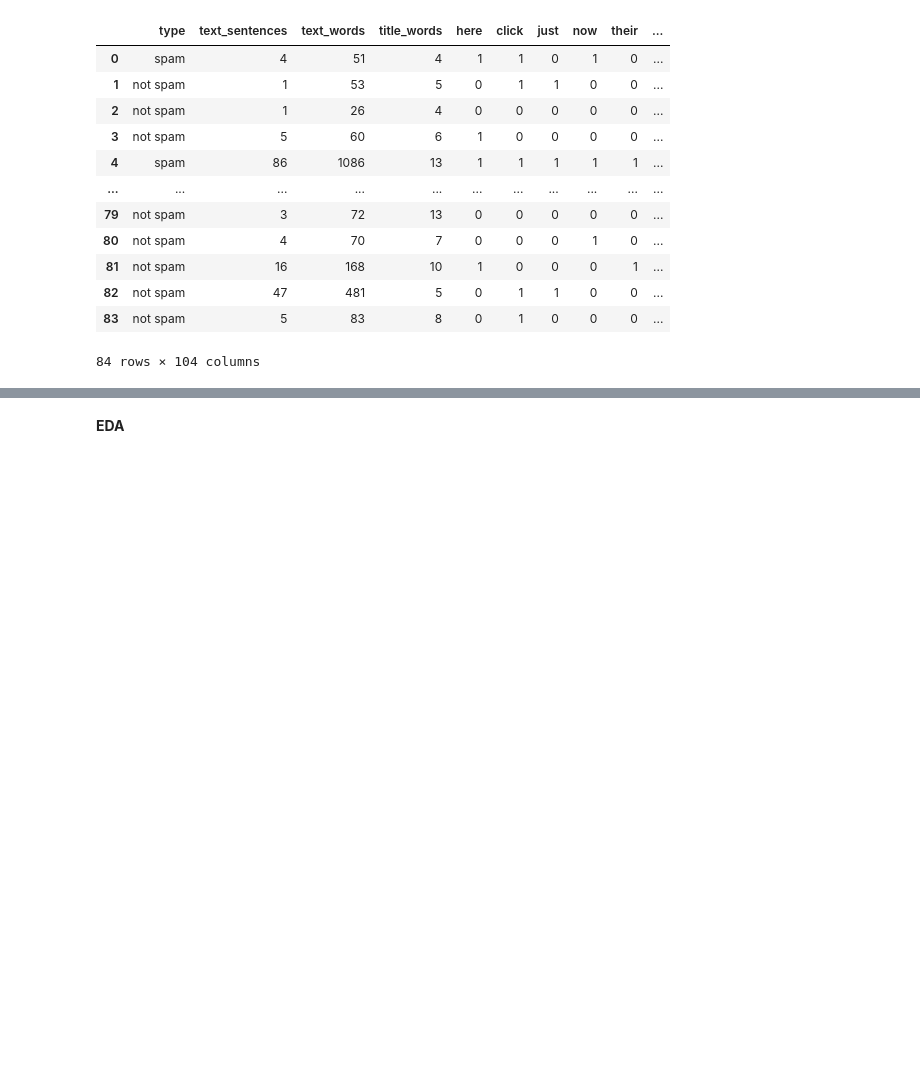
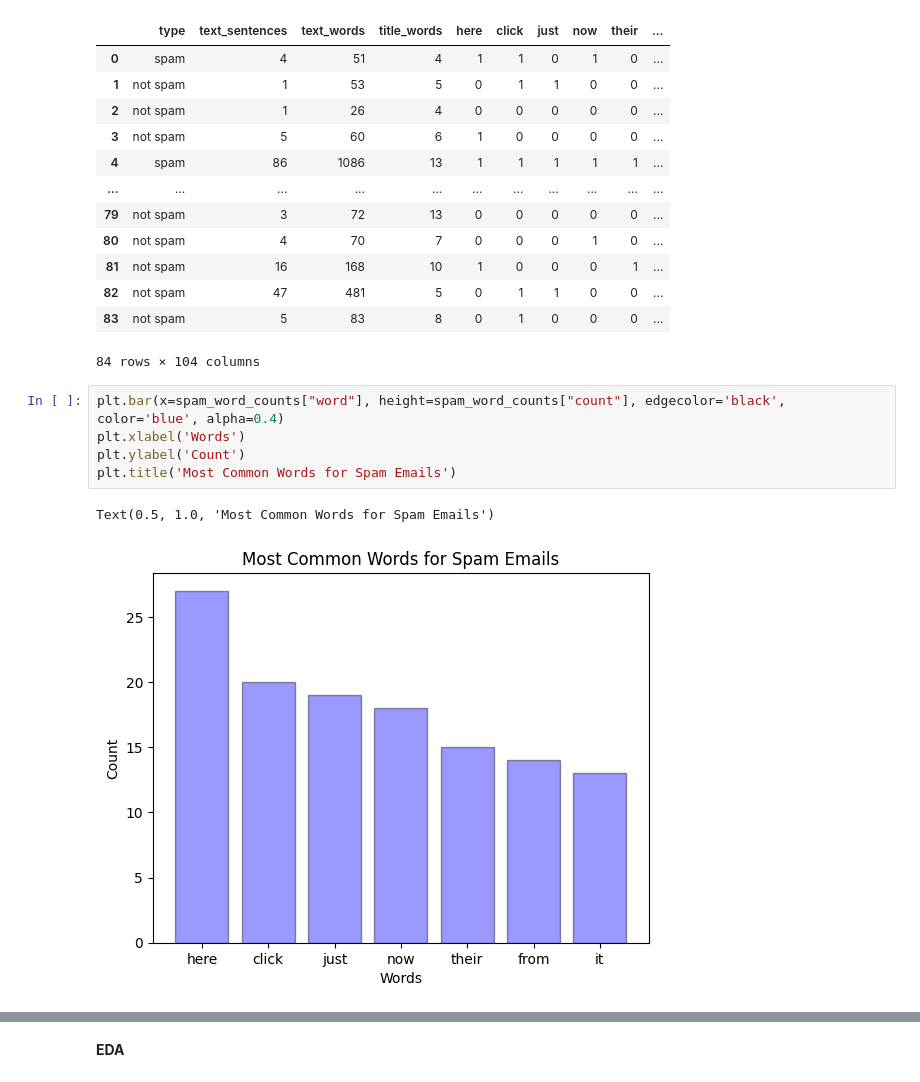
Before and after one commit to maggiecrowner/DS4002-Project1, a Jupyter notebook: DSProject1.ipynb, the cells around one changed output, grey strips where cells are left out. Drawn from its saved outputs; the diff is of its cells as text; blank space fills up the shorter version.

```diff
--- a/DSProject1.ipynb
+++ b/DSProject1.ipynb
@@ -107,3 +105,11 @@ display(df)
 | 82 | not spam | 47 | 481 | 5 | 0 | 1 | 1 | 0 | 0 | ... |
 | 83 | not spam | 5 | 83 | 8 | 0 | 1 | 0 | 0 | 0 | ... |
 84 rows × 104 columns
+# %%
+plt.bar(x=spam_word_counts["word"], height=spam_word_counts["count"], edgecolor='black', color='blue', alpha=0.4)
+plt.xlabel('Words')
+plt.ylabel('Count')
+plt.title('Most Common Words for Spam Emails')
+# %% [output]
+Text(0.5, 1.0, 'Most Common Words for Spam Emails')
+[figure, added]
```
Also changed, not shown: parts of 14 cells of this notebook.
